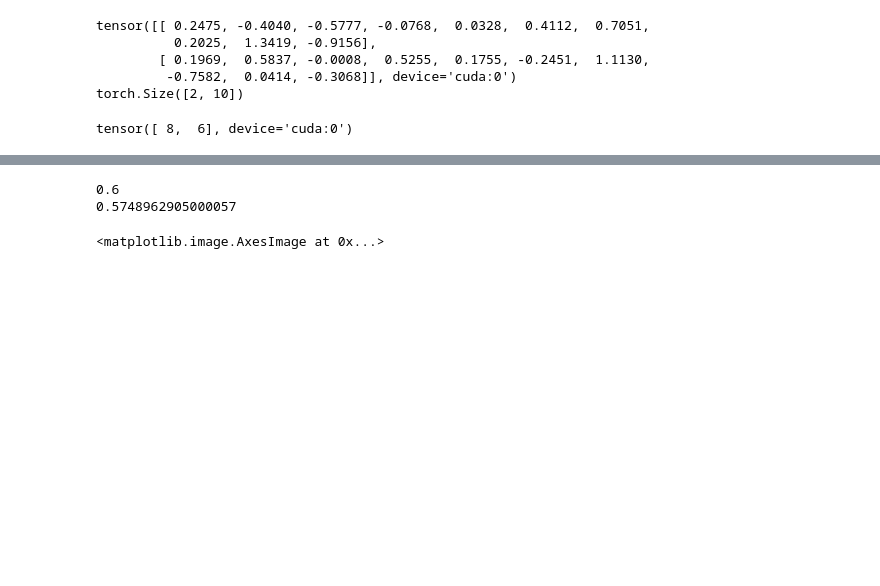
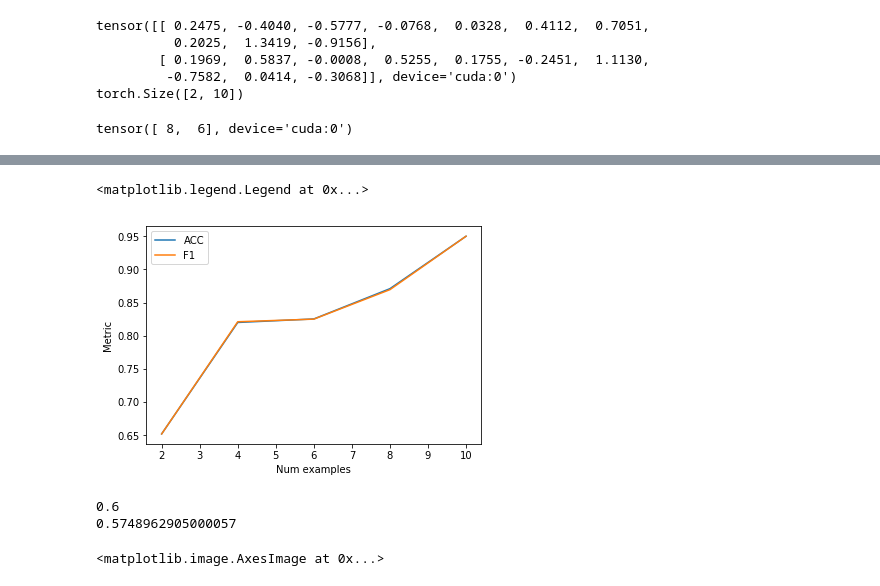
Before and after one commit to AShedko/IM2GPS_notebooks, a Jupyter notebook: REDONE_LSTM.ipynb, the cells around one changed output, grey strips where cells are left out. Saved outputs shown, nothing was run; the diff lists cells and outputs as text; code cells hidden in the pictures; blank space fills up the shorter version.

```diff
--- a/REDONE_LSTM.ipynb
+++ b/REDONE_LSTM.ipynb
@@ -350,3 +333,19 @@ plt.matshow(metrics.confusion_matrix(Y,preds).astype(np.double))
+# %%
+x = [10,8,6,4, 2
+]
+y1= [0.95,0.8709677419354839,0.8253012048192772,0.82, 0.652
+]
+y2=[0.95,0.8694682717292381,0.8250352445494066,0.8210904969040139, 0.6519748352746799
+]
+
+plt.plot(x,y1, label="ACC")
+plt.plot(x,y2, label="F1")
+plt.ylabel("Metric")
+plt.xlabel("Num examples")
+plt.legend()
+# %% [output]
+<matplotlib.legend.Legend at 0x...>
+[figure, added]
 # %%
 scor = metrics.accuracy_score(Y, preds)
 print( scor )
```
Also changed, not shown: parts of 11 cells of this notebook, 5 other files.
